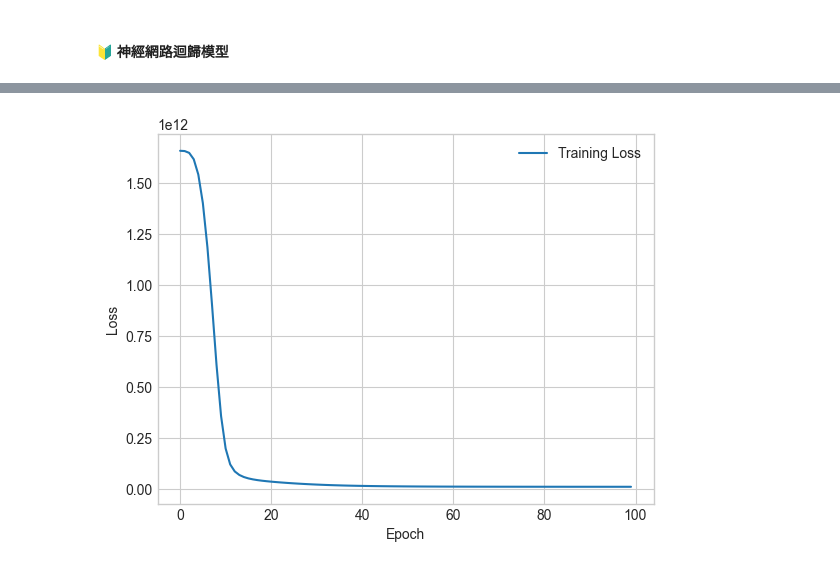
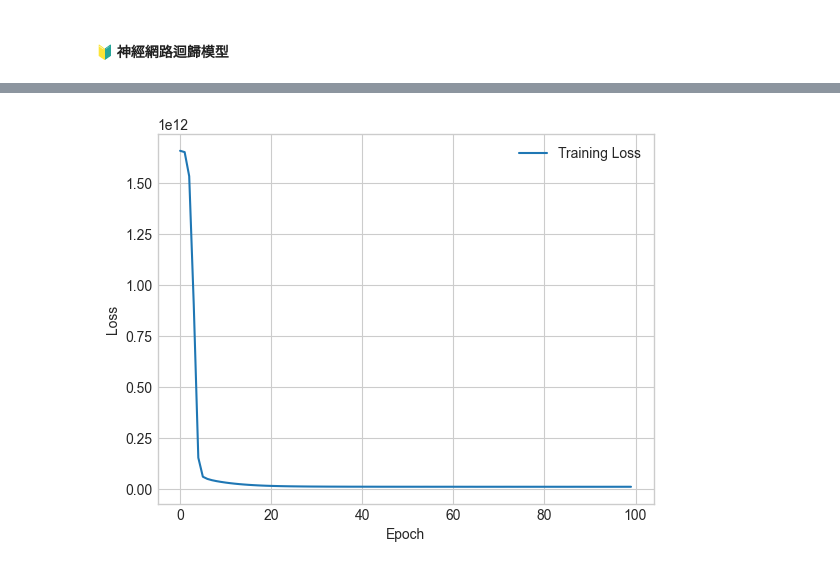
Before and after one commit to RogelioKG/Introduction-to-Machine-Learning, a Jupyter notebook: homework1.ipynb, the cells around one changed output, grey strips where cells are left out. Saved outputs shown, nothing was run; the diff lists cells and outputs as text; code cells hidden in the pictures.

```diff
--- a/homework1.ipynb
+++ b/homework1.ipynb
@@ -202,11 +202,12 @@ class LossCallback(tf.keras.callbacks.Callback):
 # 紀錄 loss
 loss_callback = LossCallback()
 
-# 輸入維度為5 (因為我們有5個輸入變數)
 model = tf.keras.Sequential([
-    tf.keras.layers.Dense(64, activation='relu'),
+    tf.keras.layers.Dense(64, activation='relu', input_shape=(5,)),
     tf.keras.layers.Dense(32, activation='relu'),
     tf.keras.layers.Dense(16, activation='relu'),
+    tf.keras.layers.Dense(8, activation='relu'),
+    tf.keras.layers.Dense(4, activation='relu'),
     tf.keras.layers.Dense(1)
 ])
 
@@ -239,4 +240,4 @@ Epoch 100/100
-[figure, old version]
+[figure, new version]
 # %%
 # 進行預測
 y_pred_train = model.predict(X_train_scaled)
```
Also changed, not shown: parts of 9 cells of this notebook.
